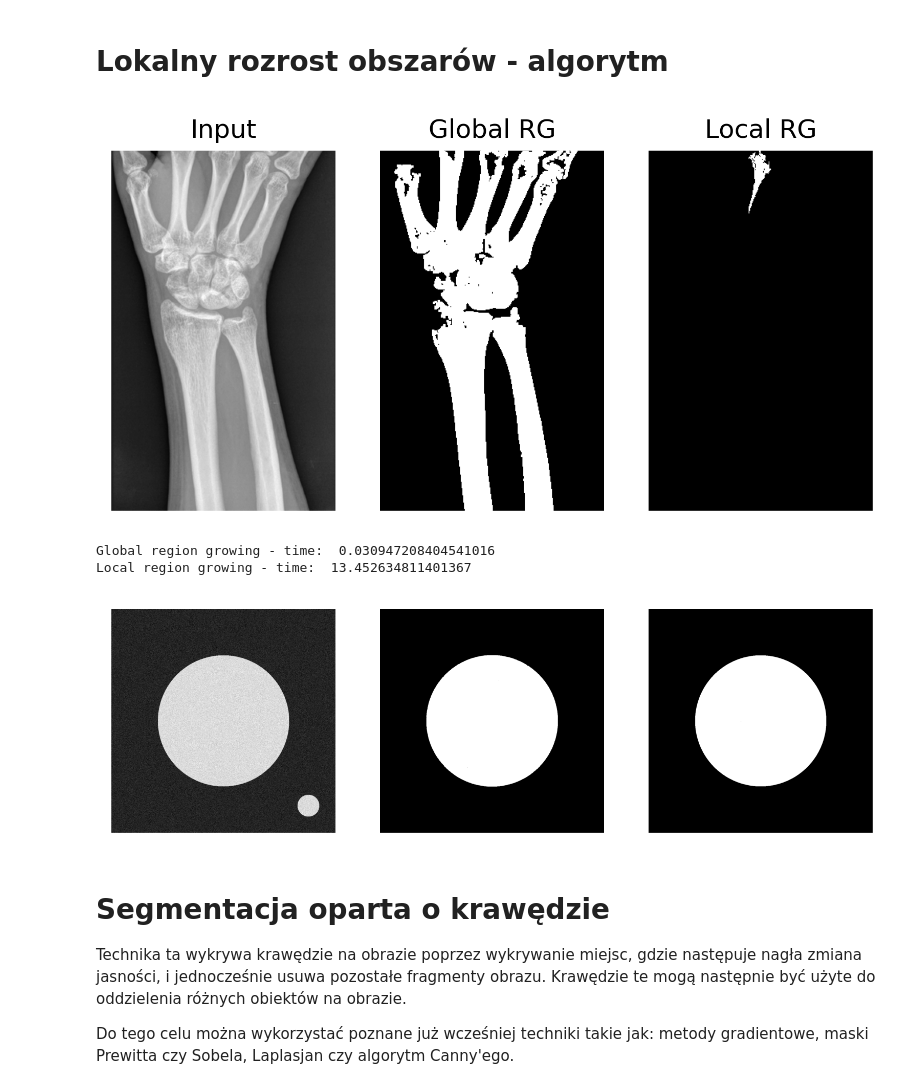
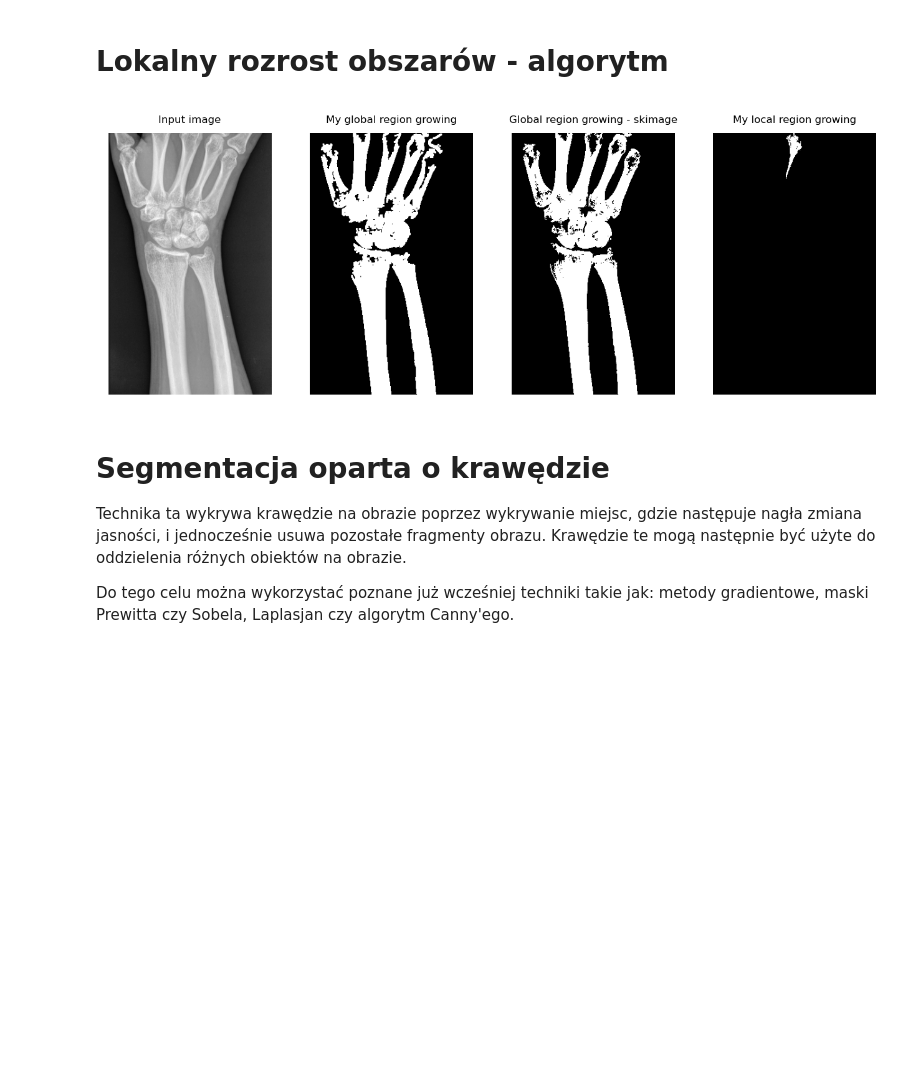
Before and after one commit to aflorkowska/Image-Processing, a Jupyter notebook: PL/7_Segmentacja obrazow.ipynb, the cells around one changed output. Saved outputs shown, nothing was run; the diff lists cells and outputs as text; code cells hidden in the pictures; blank space fills up the shorter version.

Commit message:
Visualization

```diff
--- a/PL/7_Segmentacja obrazow.ipynb
+++ b/PL/7_Segmentacja obrazow.ipynb
@@ -129,7 +129,7 @@ Główne 2 typy algorytmów rozrostu regionów:
 
 Polecam zapoznać się z dokuemntacją metody measure.label (https://scipy-lectures.org/packages/scikit-image/index.html#binary-segmentation-foreground-background)
 # %%
-def region_growing_global(image, seed, bottom_tolerance, upper_tolerance):
+def my_global_region_growing(image, seed, bottom_tolerance, upper_tolerance):
     # THRESHOLDS CALCULATION
     lower_threshold = image[seed] - bottom_tolerance
     upper_threshold = image[seed] + upper_tolerance
@@ -191,52 +191,57 @@ def region_growing_local(image, seed, bottom_threshold, upper_threshold):
         visited_seeds.add(coord)
   return new_image
 # %%
-blobs_result, new_img_global = region_growing_global(image, (50,130), 0.1, 0.2  )
-new_img_local = region_growing_local(image, (50,130), 0.017, 0.017 )
+seed_point = (170,130)
+# Global region growing
+my_blobs_result, my_img_globalRG = my_global_region_growing(image, seed_point, 0.1, 0.2  )
+img_globalRG = segmentation.flood(image, seed_point, tolerance = 0.15)
+# Local region growing
+my_img_localRG = region_growing_local(image, (50,130), 0.017, 0.017 )
 
-plt.figure(dpi=300)
-plt.subplot(1, 3, 1)
+plt.figure(figsize=(8, 6), dpi=200)
+plt.subplot(2, 4, 1)
 plt.imshow(image, cmap='gray')
 plt.axis('off')
-plt.title("Input")
-plt.subplot(1, 3, 2)
-plt.imshow(new_img_global, cmap='gray')
+plt.title("Input image", fontsize=6)
+plt.subplot(2, 4, 2)
+plt.imshow(my_img_globalRG, cmap='gray')
 plt.axis('off')
-plt.title("Global RG")
-plt.subplot(1, 3, 3)
-plt.imshow(new_img_local, cmap='gray')
+plt.title("My global region growing", fontsize=6)
+plt.subplot(2, 4, 3)
+plt.imshow(img_globalRG, cmap='gray')
 plt.axis('off')
-plt.title("Local RG")
+plt.title("Global region growing - skimage", fontsize=6)
+plt.subplot(2, 4, 4)
+plt.imshow(my_img_localRG, cmap='gray')
+plt.axis('off')
+plt.title("My local region growing", fontsize=6)
 plt.show()
 
 
-center = (int(circle.shape[0] / 2) - 1, int(circle.shape[1] / 2) - 1)
-start = time.time()
-blobs_result, circle_region_global = region_growing_global(circle, center, 0.2, 0.2)
-end = time.time()
-print("Global region growing - time: ", end - start )
-start = time.time()
-circle_region_local = region_growing_local(circle, center, 0.2, 0.2)
-end = time.time()
-print("Local region growing - time: ", end - start )
+# center = (int(circle.shape[0] / 2) - 1, int(circle.shape[1] / 2) - 1)
+# start = time.time()
+# blobs_result, circle_region_global = my_global_region_growing(circle, center, 0.2, 0.2)
+# end = time.time()
+# print("Global region growing - time: ", end - start )
+# start = time.time()
+# circle_region_local = region_growing_local(circle, center, 0.2, 0.2)
+# end = time.time()
+# print("Local region growing - time: ", end - start )
 
-plt.figure(dpi=300)
-plt.subplot(1, 3, 1)
-plt.imshow(circle, cmap='gray')
-plt.axis('off')
-plt.subplot(1, 3, 2)
-plt.imshow(circle_region_global, cmap='gray')
-plt.axis('off')
-plt.subplot(1, 3, 3)
-plt.imshow(circle_region_local, cmap='gray')
-plt.axis('off')
+# plt.figure(dpi=300)
+# plt.subplot(1, 3, 1)
+# plt.imshow(circle, cmap='gray')
+# plt.axis('off')
+# plt.subplot(1, 3, 2)
+# plt.imshow(circle_region_global, cmap='gray')
+# plt.axis('off')
+# plt.subplot(1, 3, 3)
+# plt.imshow(circle_region_local, cmap='gray')
+# plt.axis('off')
 
-plt.show()
+# plt.show()
 # %% [output]
-[figure, old version]
+[figure, new version]
-Global region growing - time:  0.030947208404541016
-Local region growing - time:  13.452634811401367
-[figure, removed]
 # %% [markdown]
 # Segmentacja oparta o krawędzie
 Technika ta wykrywa krawędzie na obrazie poprzez wykrywanie miejsc, gdzie następuje nagła zmiana jasności, i jednocześnie usuwa pozostałe fragmenty obrazu. Krawędzie te mogą następnie być użyte do oddzielenia różnych obiektów na obrazie.
```
